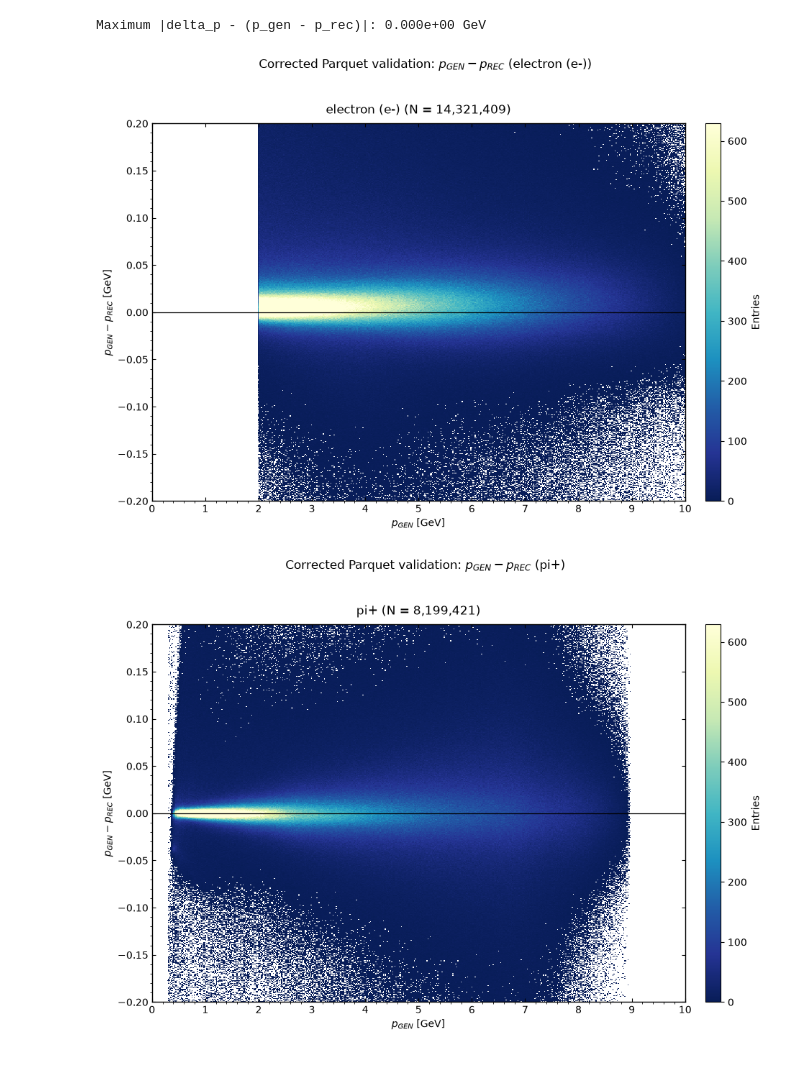
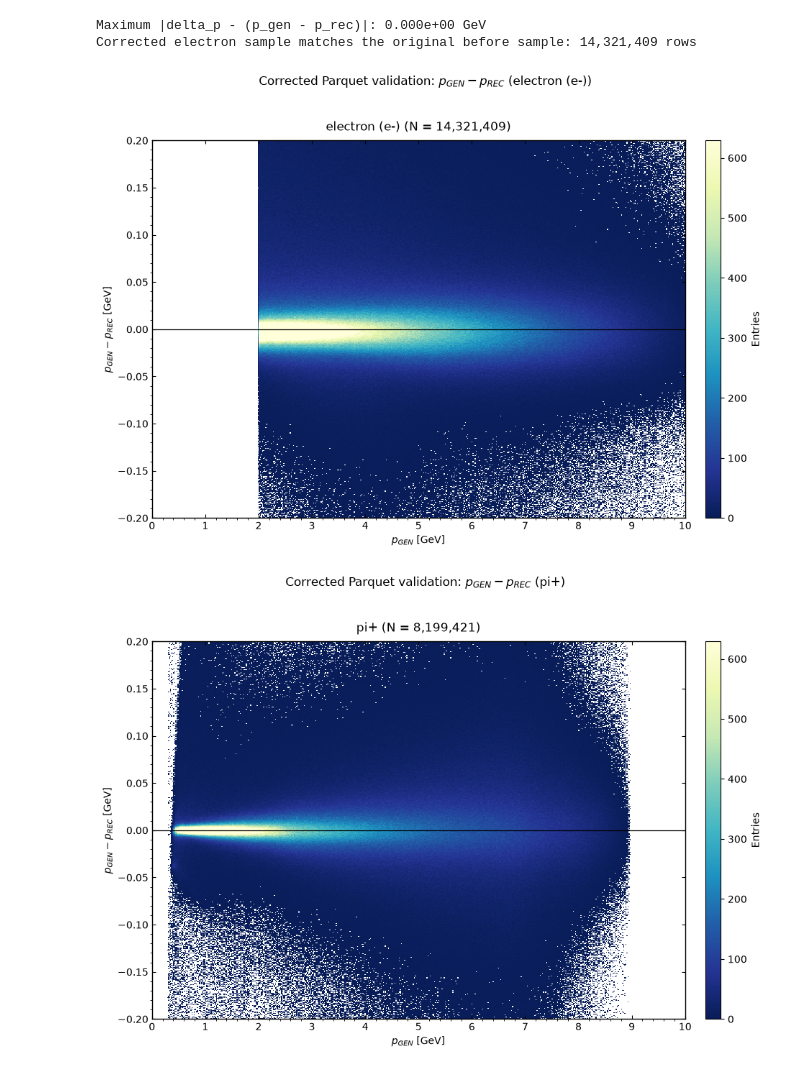
Before and after one commit to bulgakovad/BNL_ELoss_regression, a Jupyter notebook: validate_energy_loss_corrected_parquet.ipynb, the cells around one changed output. Cells and saved outputs as stored; diff of their text form; code cells hidden in the pictures.

```diff
--- a/validate_energy_loss_corrected_parquet.ipynb
+++ b/validate_energy_loss_corrected_parquet.ipynb
@@ -14,8 +14,8 @@ import pyarrow.parquet as pq
 # Open and inspect only the delivered corrected Parquet file.
 CORRECTED_PARQUET_PATH = Path(
     "parquet/"
-    "el_pip_pim_proton_phasepspace_allgen_20M_"
-    "energy_loss_corrected.parquet"
+    "el_pip_pim_proton_phasepspace_allgen_20M_electron_hadron_exact_sample_energy_loss_corrected.parquet"
+    #"el_pip_pim_proton_phasepspace_allgen_20M_energy_loss_corrected.parquet"
 ).resolve()
 
 if not CORRECTED_PARQUET_PATH.is_file():
@@ -117,6 +117,7 @@ histogram_counts = {
     for pid in PARTICLE_PIDS
 }
 selected_row_counts = {pid: 0 for pid in PARTICLE_PIDS}
+EXPECTED_ELECTRON_ROWS = 14_321_409
 maximum_delta_p_consistency_error = 0.0
 
 FD_RECONSTRUCTED_CUT = (
@@ -170,9 +171,18 @@ assert maximum_delta_p_consistency_error < 1e-4, (
     "delta_p is inconsistent with p_gen - p_rec: "
     f"maximum difference = {maximum_delta_p_consistency_error}"
 )
+assert selected_row_counts[11] == EXPECTED_ELECTRON_ROWS, (
+    f"Electron-row mismatch: expected "
+    f"{EXPECTED_ELECTRON_ROWS:,}, found "
+    f"{selected_row_counts[11]:,}."
+)
 print(
     "Maximum |delta_p - (p_gen - p_rec)|: "
     f"{maximum_delta_p_consistency_error:.3e} GeV"
+)
+print(
+    "Corrected electron sample matches the original before sample: "
+    f"{selected_row_counts[11]:,} rows"
 )
 
 positive_counts = np.concatenate(
@@ -227,34 +237,35 @@ for pid, particle_name in PARTICLE_NAMES_BY_PID.items():
     )
     axis.minorticks_on()
     axis.grid(False)
 
     for spine in axis.spines.values():
         spine.set_linewidth(1.0)
 
     figure.subplots_adjust(
         left=0.10,
         right=0.88,
         bottom=0.14,
         top=0.84,
     )
     colorbar_axis = figure.add_axes(
         [0.91, 0.14, 0.022, 0.70]
     )
     figure.colorbar(
         image,
         cax=colorbar_axis,
         label="Entries",
     )
     figure.suptitle(
         "Corrected Parquet validation: "
         rf"$p_{{GEN}} - p_{{REC}}$ ({particle_name})",
         y=0.96,
     )
     figure.patch.set_facecolor("white")
     plt.show()
 # %% [output]
 Maximum |delta_p - (p_gen - p_rec)|: 0.000e+00 GeV
+Corrected electron sample matches the original before sample: 14,321,409 rows
-[figure, old version]
+[figure, new version]
 [figure]
 [figure]
 [figure]
```
Also changed, not shown: parts of 2 cells of this notebook, 1 other file.
